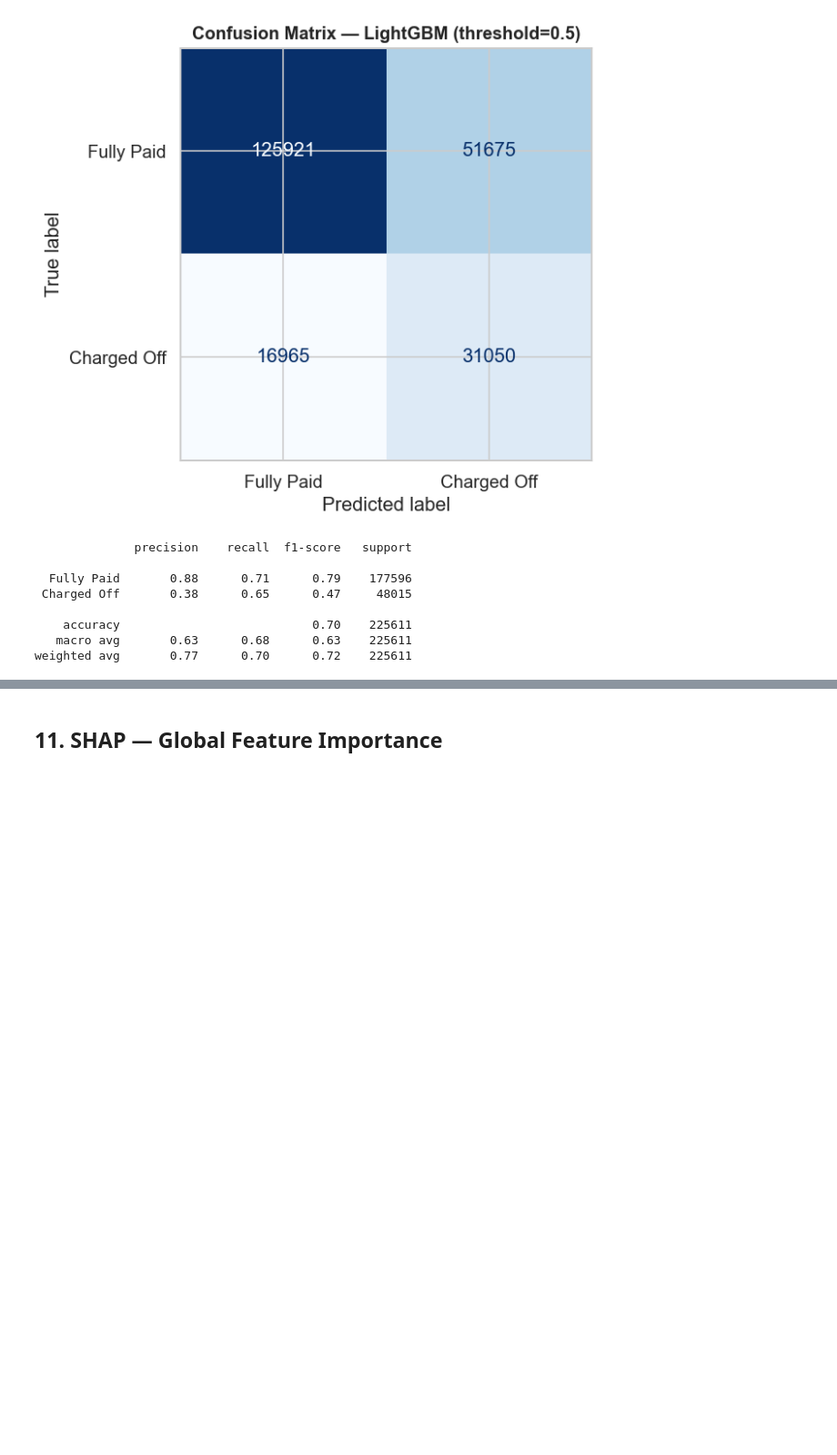
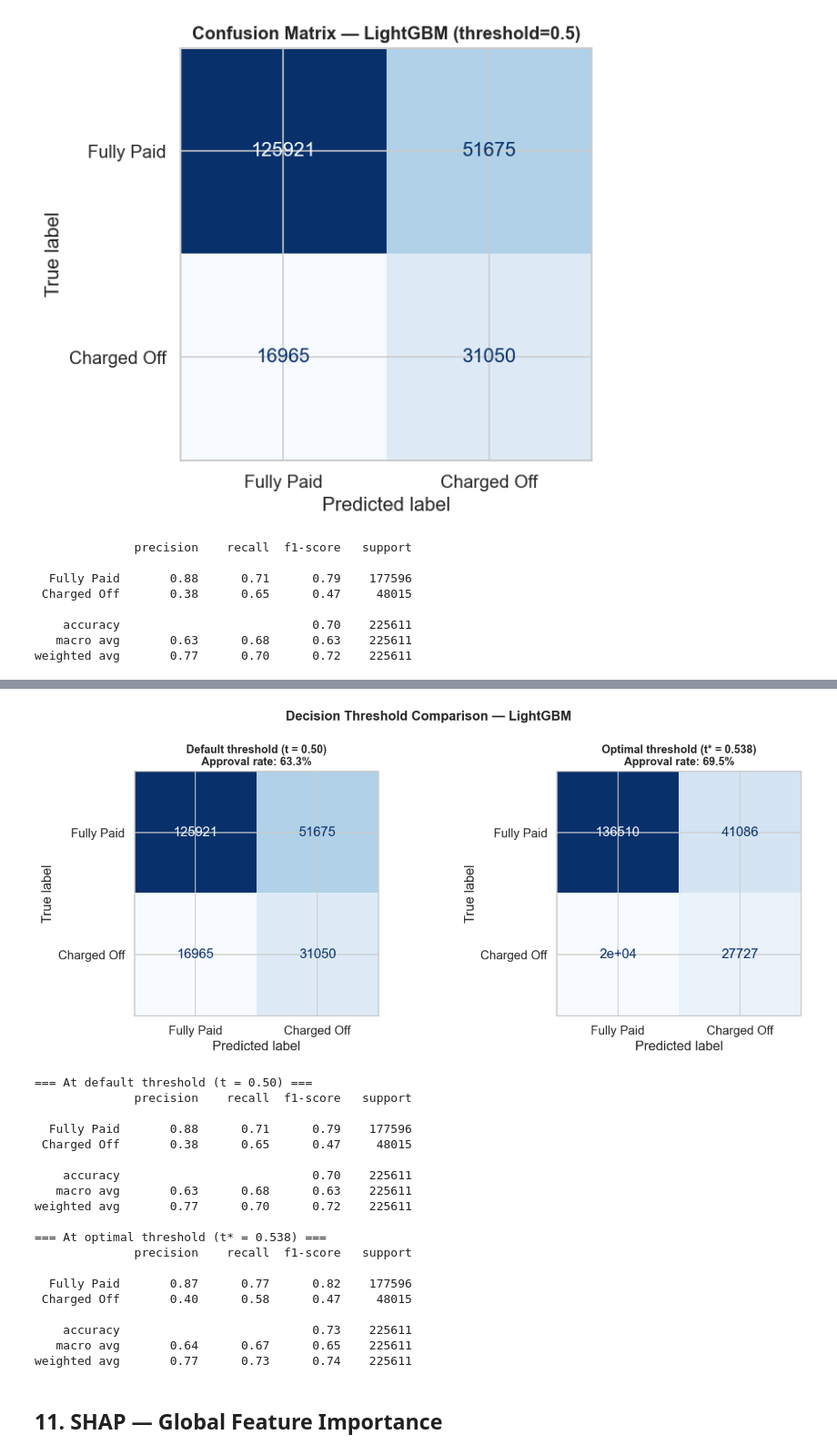
Before and after one commit to proverb27515/Credit-Risk-Analytics, a Jupyter notebook: 2_modeling.ipynb, the cells around one changed output, grey strips where cells are left out. Shown at 91% size. Saved outputs shown, nothing was run; the diff lists cells and outputs as text; code cells hidden in the pictures; blank space fills up the shorter version.

```diff
--- a/2_modeling.ipynb
+++ b/2_modeling.ipynb
@@ -369,3 +476,49 @@ weighted avg       0.77      0.70      0.72    225611
+# %%
+# Confusion matrix comparison: default 0.5 vs optimal threshold
+y_pred_opt = (best_proba >= opt_t).astype(int)
+
+fig, axes = plt.subplots(1, 2, figsize=(12, 5))
+for ax, (label, y_p, t_val) in zip(axes, [
+    (f'Default threshold (t = 0.50)',       (best_proba >= 0.50).astype(int), 0.50),
+    (f'Optimal threshold (t* = {opt_t:.3f})', y_pred_opt,                     opt_t),
+]):
+    cm_plot = confusion_matrix(y_test, y_p)
+    disp = ConfusionMatrixDisplay(cm_plot, display_labels=['Fully Paid', 'Charged Off'])
+    disp.plot(ax=ax, colorbar=False, cmap='Blues')
+    appr = (best_proba < t_val).mean()
+    ax.set_title(f'{label}\nApproval rate: {appr:.1%}', fontsize=11, fontweight='bold')
+
+plt.suptitle(f'Decision Threshold Comparison — {best_name}', fontsize=13, fontweight='bold')
+plt.tight_layout()
+plt.savefig('fig_19_optimal_confusion.png', bbox_inches='tight')
+plt.show()
+
+print(f'=== At default threshold (t = 0.50) ===')
+print(classification_report(y_test, (best_proba >= 0.50).astype(int),
+                             target_names=['Fully Paid', 'Charged Off']))
+print(f'=== At optimal threshold (t* = {opt_t:.3f}) ===')
+print(classification_report(y_test, y_pred_opt, target_names=['Fully Paid', 'Charged Off']))
+# %% [output]
+[figure, added]
+=== At default threshold (t = 0.50) ===
+              precision    recall  f1-score   support
+
+  Fully Paid       0.88      0.71      0.79    177596
+ Charged Off       0.38      0.65      0.47     48015
+
+    accuracy                           0.70    225611
+   macro avg       0.63      0.68      0.63    225611
+weighted avg       0.77      0.70      0.72    225611
+
+=== At optimal threshold (t* = 0.538) ===
+              precision    recall  f1-score   support
+
+  Fully Paid       0.87      0.77      0.82    177596
+ Charged Off       0.40      0.58      0.47     48015
+
+    accuracy                           0.73    225611
+   macro avg       0.64      0.67      0.65    225611
+weighted avg       0.77      0.73      0.74    225611
 # %% [markdown]
 ## 11. SHAP — Global Feature Importance
 # %%
```
Also changed, not shown: parts of 3 cells of this notebook, 5 other files.
